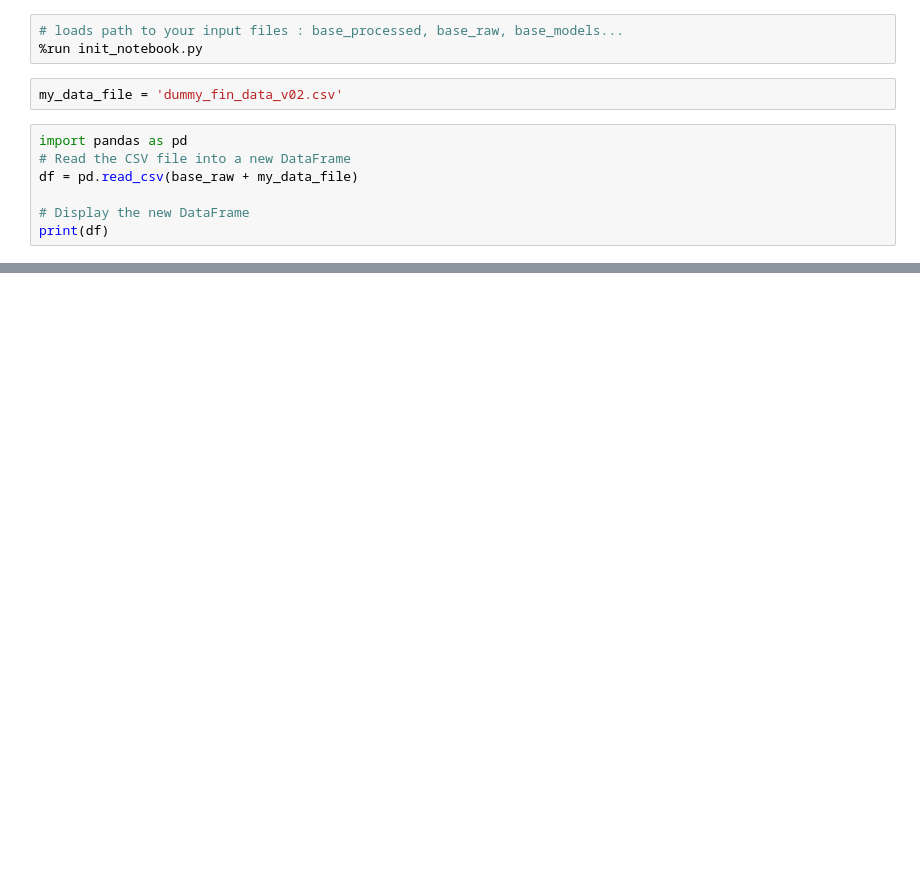
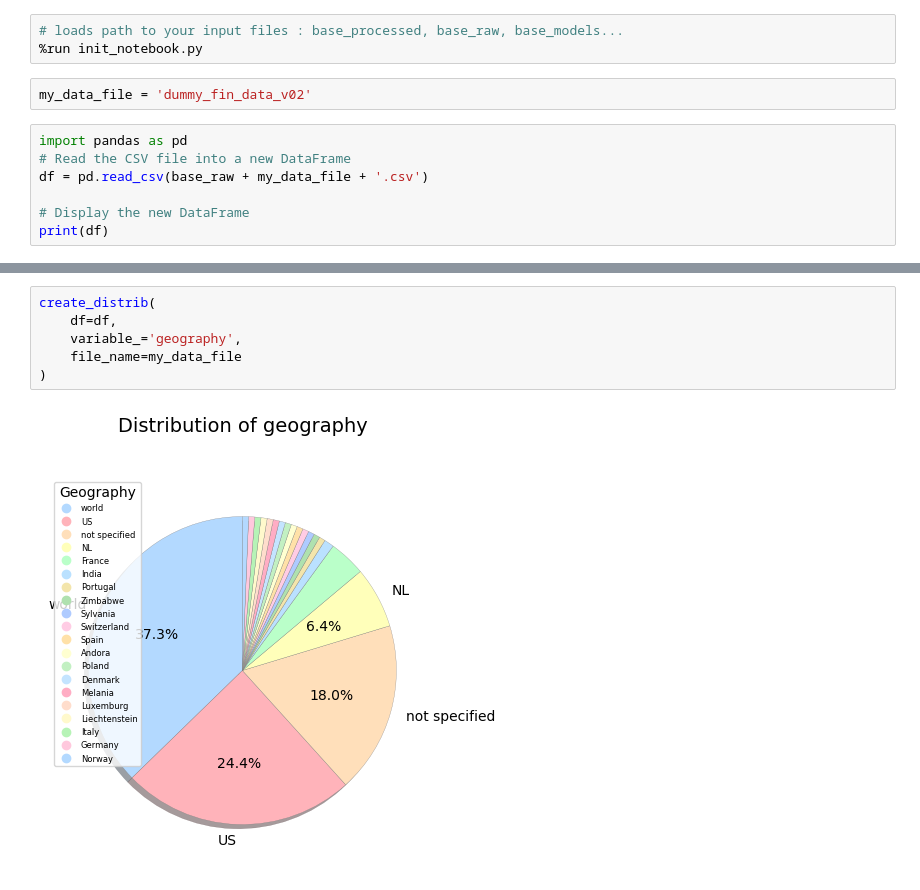
Before and after one commit to dfrome/persoFinViz, a Jupyter notebook: src/notebooks/visualize_01.ipynb, the cells around one changed output, grey strips where cells are left out. Cells and saved outputs as stored; diff of their text form; blank space fills up the shorter version.

```diff
--- a/src/notebooks/visualize_01.ipynb
+++ b/src/notebooks/visualize_01.ipynb
@@ -2,11 +2,11 @@
 # loads path to your input files : base_processed, base_raw, base_models...
 %run init_notebook.py
 # %%
-my_data_file = 'dummy_fin_data_v02.csv'
+my_data_file = 'dummy_fin_data_v02'
 # %%
 import pandas as pd
 # Read the CSV file into a new DataFrame
-df = pd.read_csv(base_raw + my_data_file)
+df = pd.read_csv(base_raw + my_data_file + '.csv')
 
 # Display the new DataFrame
 print(df)
@@ -246,0 +313,8 @@ plt.show()
+# %%
+create_distrib(
+    df=df,
+    variable_='geography',
+    file_name=my_data_file
+)
+# %% [output]
+[figure, added]
```
Also changed, not shown: parts of 12 cells of this notebook.
